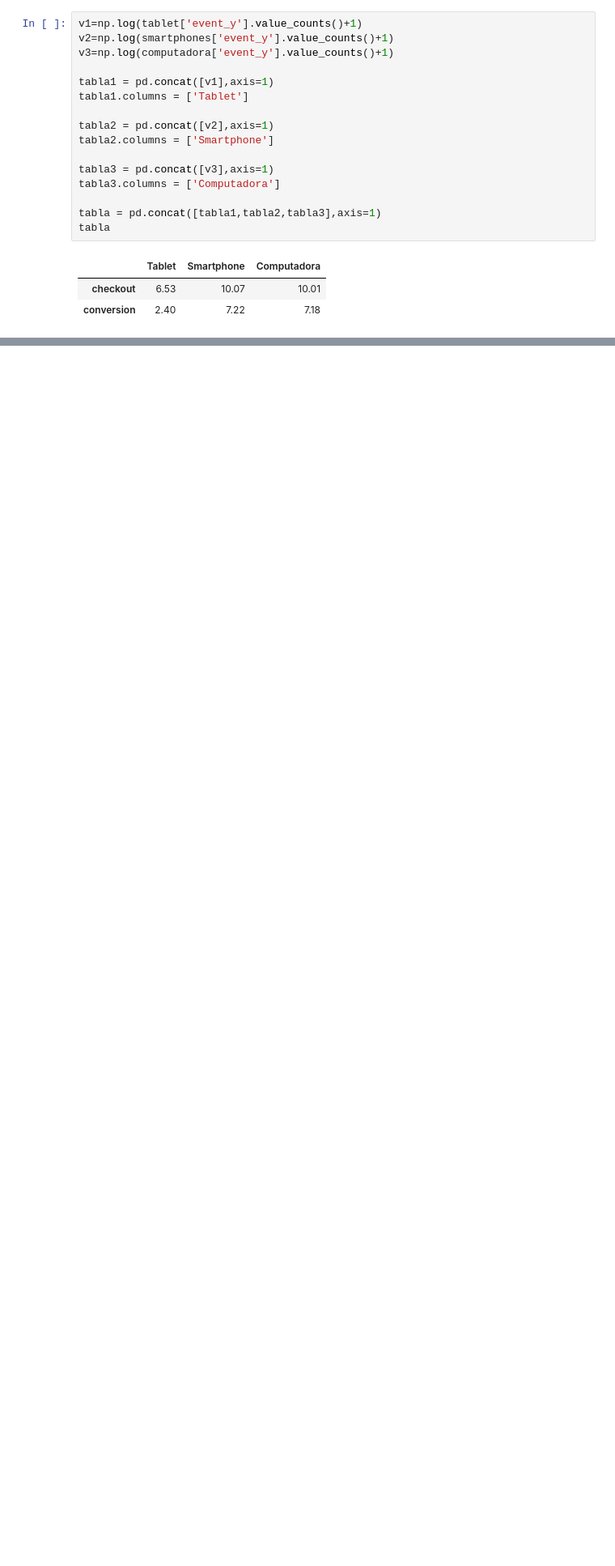
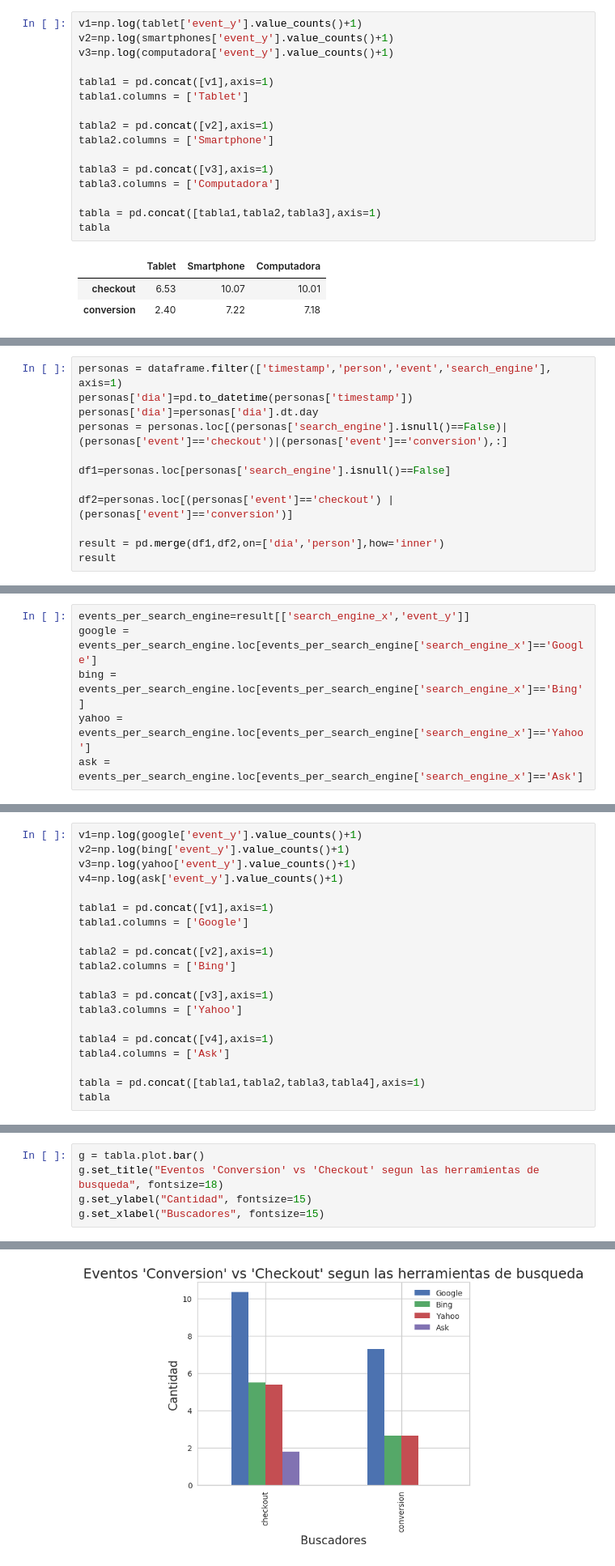
Before and after one commit to EugeniaFranchi/TP-Datos, a Jupyter notebook: TpDatos.ipynb, the cells around one changed output, grey strips where cells are left out. Shown at 81% size. Saved outputs shown, nothing was run; the diff lists cells and outputs as text; blank space fills up the shorter version.

```diff
--- a/TpDatos.ipynb
+++ b/TpDatos.ipynb
@@ -986,3 +986,15 @@ g.set_xlabel("Dispositivo", fontsize=15)
 # %% [output]
 Text(0.5,0,'Dispositivo')
 [figure]
+# %%
+personas = dataframe.filter(['timestamp','person','event','search_engine'], axis=1)
+personas['dia']=pd.to_datetime(personas['timestamp'])
+personas['dia']=personas['dia'].dt.day
+personas = personas.loc[(personas['search_engine'].isnull()==False)|(personas['event']=='checkout')|(personas['event']=='conversion'),:]
+
+df1=personas.loc[personas['search_engine'].isnull()==False]
+
+df2=personas.loc[(personas['event']=='checkout') |(personas['event']=='conversion')]
+
+result = pd.merge(df1,df2,on=['dia','person'],how='inner')
+result
@@ -988,0 +1029,6 @@ Text(0.5,0,'Dispositivo')
+# %%
+events_per_search_engine=result[['search_engine_x','event_y']]
+google = events_per_search_engine.loc[events_per_search_engine['search_engine_x']=='Google']
+bing = events_per_search_engine.loc[events_per_search_engine['search_engine_x']=='Bing']
+yahoo = events_per_search_engine.loc[events_per_search_engine['search_engine_x']=='Yahoo']
+ask = events_per_search_engine.loc[events_per_search_engine['search_engine_x']=='Ask']
@@ -988,0 +1067,20 @@ Text(0.5,0,'Dispositivo')
+# %%
+v1=np.log(google['event_y'].value_counts()+1)
+v2=np.log(bing['event_y'].value_counts()+1)
+v3=np.log(yahoo['event_y'].value_counts()+1)
+v4=np.log(ask['event_y'].value_counts()+1)
+
+tabla1 = pd.concat([v1],axis=1)
+tabla1.columns = ['Google']
+
+tabla2 = pd.concat([v2],axis=1)
+tabla2.columns = ['Bing']
+
+tabla3 = pd.concat([v3],axis=1)
+tabla3.columns = ['Yahoo']
+
+tabla4 = pd.concat([v4],axis=1)
+tabla4.columns = ['Ask']
+
+tabla = pd.concat([tabla1,tabla2,tabla3,tabla4],axis=1)
+tabla
@@ -988,0 +1091,6 @@ Text(0.5,0,'Dispositivo')
+# %%
+g = tabla.plot.bar()
+g.set_title("Eventos 'Conversion' vs 'Checkout' segun las herramientas de busqueda", fontsize=18)
+g.set_ylabel("Cantidad", fontsize=15)
+g.set_xlabel("Buscadores", fontsize=15)
+# %% [output]
@@ -988,0 +1098 @@ Text(0.5,0,'Dispositivo')
+[figure, added]
```
Also changed, not shown: parts of 19 cells of this notebook.
